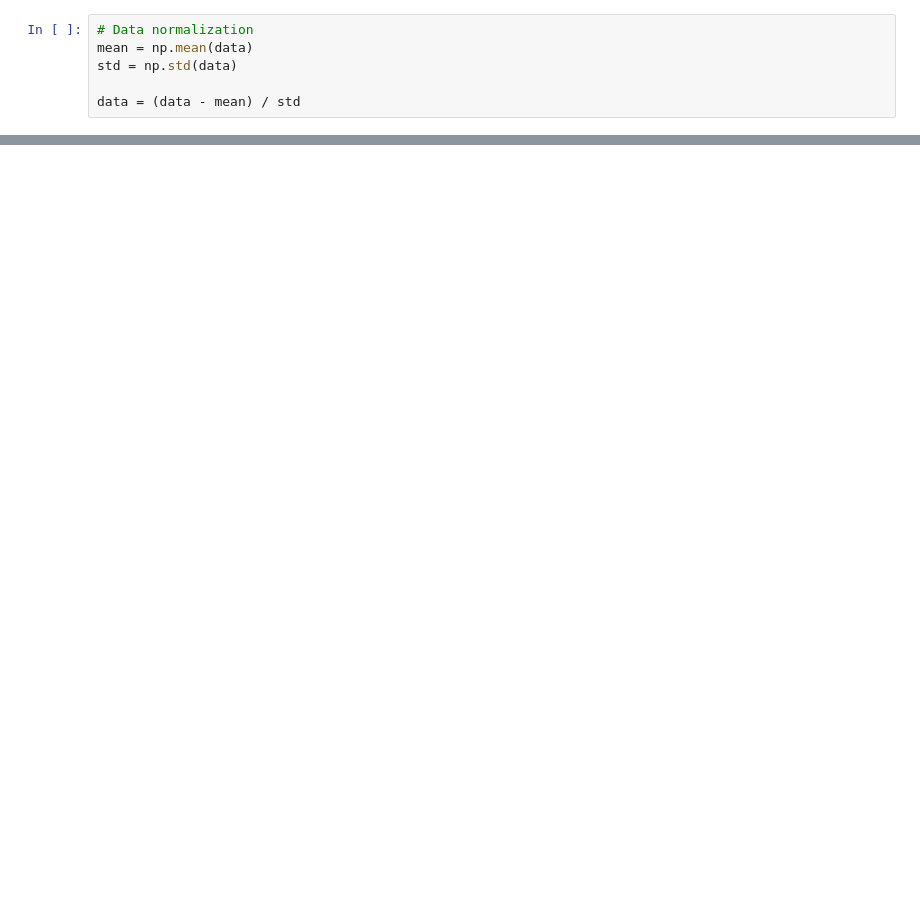
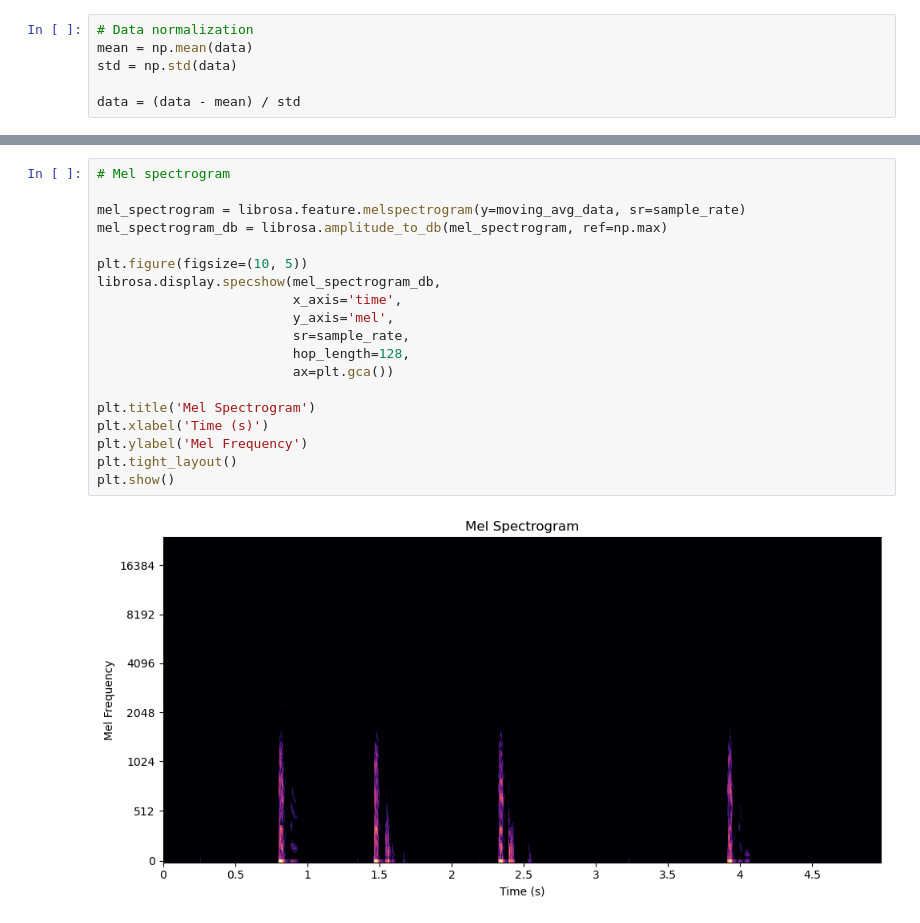
Before and after one commit to szulaldemirtas/electrosalus-research, a Jupyter notebook: cough-detector-frequency-domain.ipynb, the cells around one changed output, grey strips where cells are left out. Drawn from its saved outputs; the diff is of its cells as text; blank space fills up the shorter version.

```diff
--- a/cough-detector-frequency-domain.ipynb
+++ b/cough-detector-frequency-domain.ipynb
@@ -71,0 +111,21 @@ The shape of spectrogram: (1025, 261)
+# %%
+# Mel spectrogram
+
+mel_spectrogram = librosa.feature.melspectrogram(y=moving_avg_data, sr=sample_rate)
+mel_spectrogram_db = librosa.amplitude_to_db(mel_spectrogram, ref=np.max)
+
+plt.figure(figsize=(10, 5))
+librosa.display.specshow(mel_spectrogram_db,
+                         x_axis='time',
+                         y_axis='mel',
+                         sr=sample_rate,
+                         hop_length=128,
+                         ax=plt.gca())
+
+plt.title('Mel Spectrogram')
+plt.xlabel('Time (s)')
+plt.ylabel('Mel Frequency')
+plt.tight_layout()
+plt.show()
+# %% [output]
+[figure, added]
```
Also changed, not shown: parts of 12 cells of this notebook.
